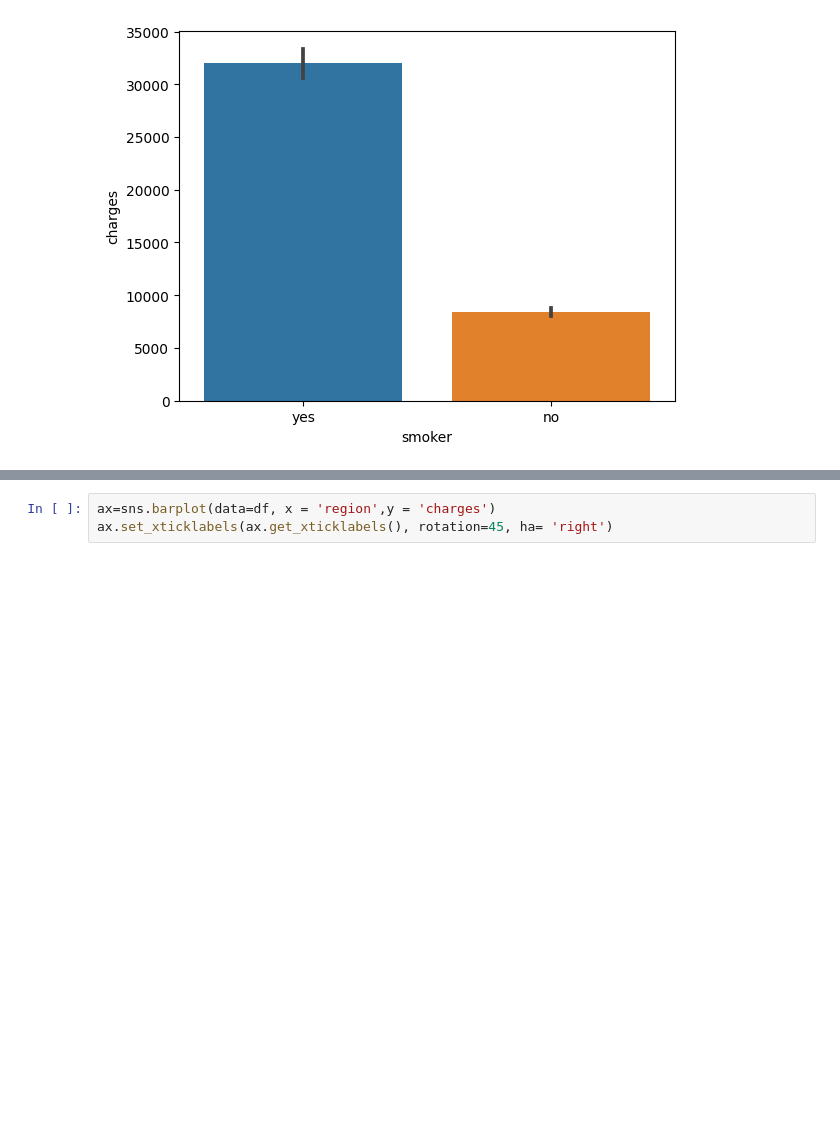
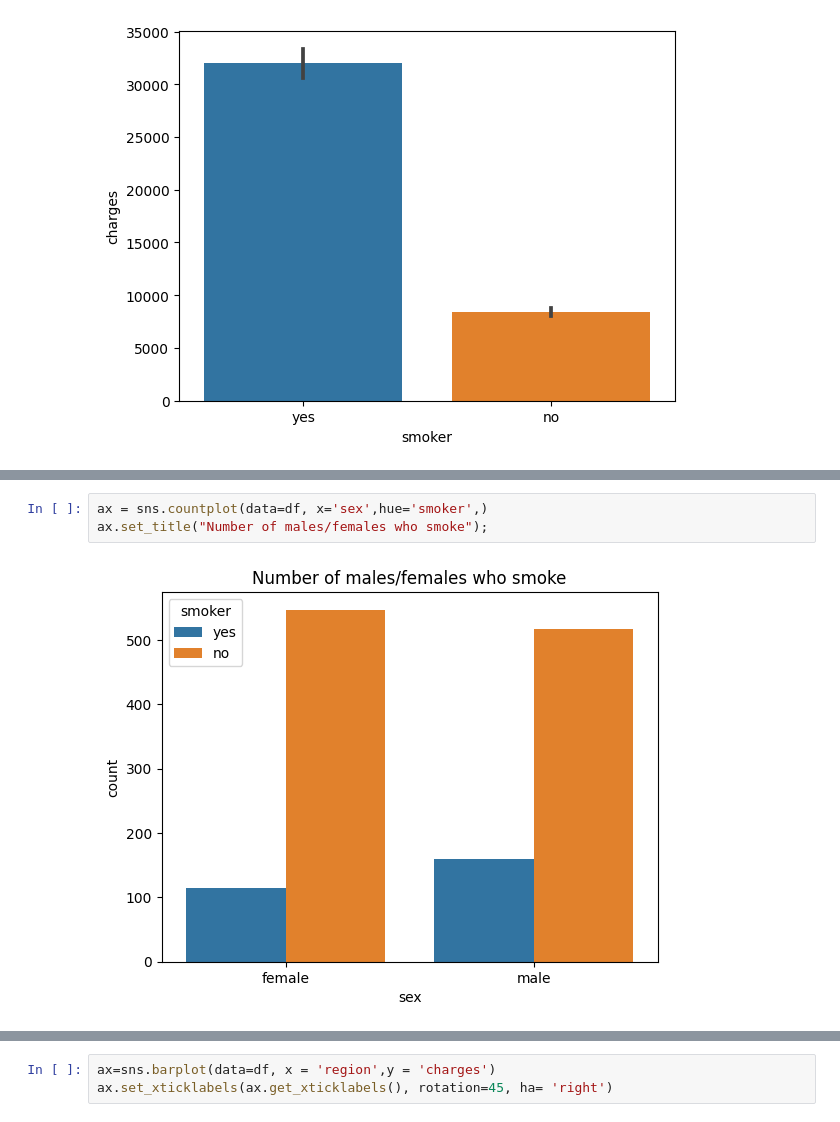
Before and after one commit to Davianka/distributions, a Jupyter notebook: core Hypothesis testing with insurance data.ipynb, the cells around one changed output, grey strips where cells are left out. Drawn from its saved outputs; the diff is of its cells as text; blank space fills up the shorter version.

Commit message:
Update core Hypothesis testing with insurance data.ipynb
Final submitted

```diff
--- a/core Hypothesis testing with insurance data.ipynb
+++ b/core Hypothesis testing with insurance data.ipynb
@@ -208,0 +202,5 @@ filter = df
+# %%
+ax = sns.countplot(data=df, x='sex',hue='smoker',)
+ax.set_title("Number of males/females who smoke");
+# %% [output]
+[figure, added]
```
Also changed, not shown: parts of 38 cells of this notebook.
